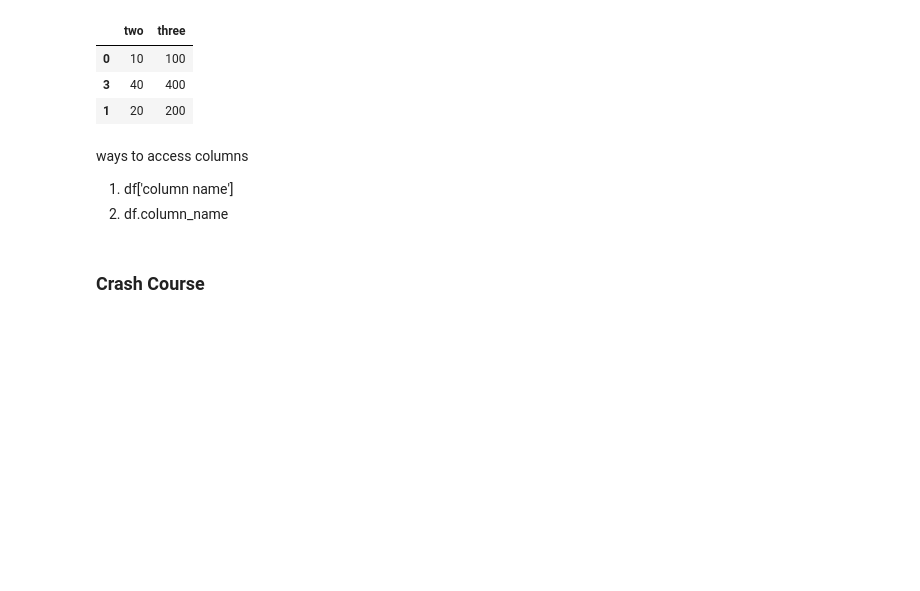
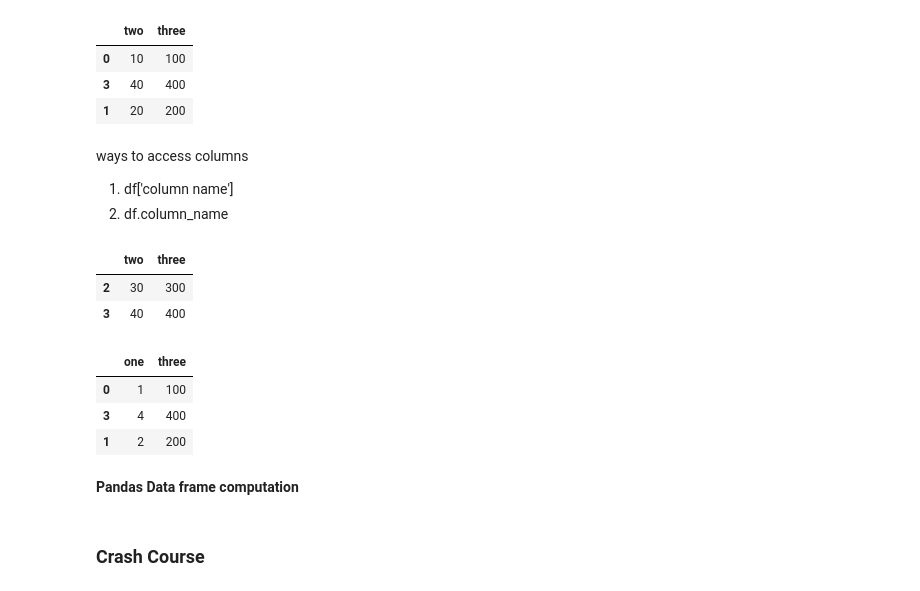
Before and after one commit to ApurbaKumarMajumder/Machine-Learning, a Jupyter notebook: pandas.ipynb, the cells around one changed output. Saved outputs shown, nothing was run; the diff lists cells and outputs as text; code cells hidden in the pictures; blank space fills up the shorter version.

Commit message:
Pandas Data frame computation

```diff
--- a/pandas.ipynb
+++ b/pandas.ipynb
@@ -426,6 +426,24 @@ ways to access columns
 
 1. df['column name']
 2. df.column_name
+# %%
+df.loc[df['two'] > 20, ['two', 'three']]
+# %% [output]
+|  | two | three |
+| 2 | 30 | 300 |
+| 3 | 40 | 400 |
+# %%
+# List of values
+## loc/iloc [:, [,]]
+
+df.loc[[0, 3, 1], ['one', 'three']]
+# %% [output]
+|  | one | three |
+| 0 | 1 | 100 |
+| 3 | 4 | 400 |
+| 1 | 2 | 200 |
+# %% [markdown]
+<b>Pandas Data frame computation</b>
 # %% [markdown]
 ### Crash Course
 # %%
```
